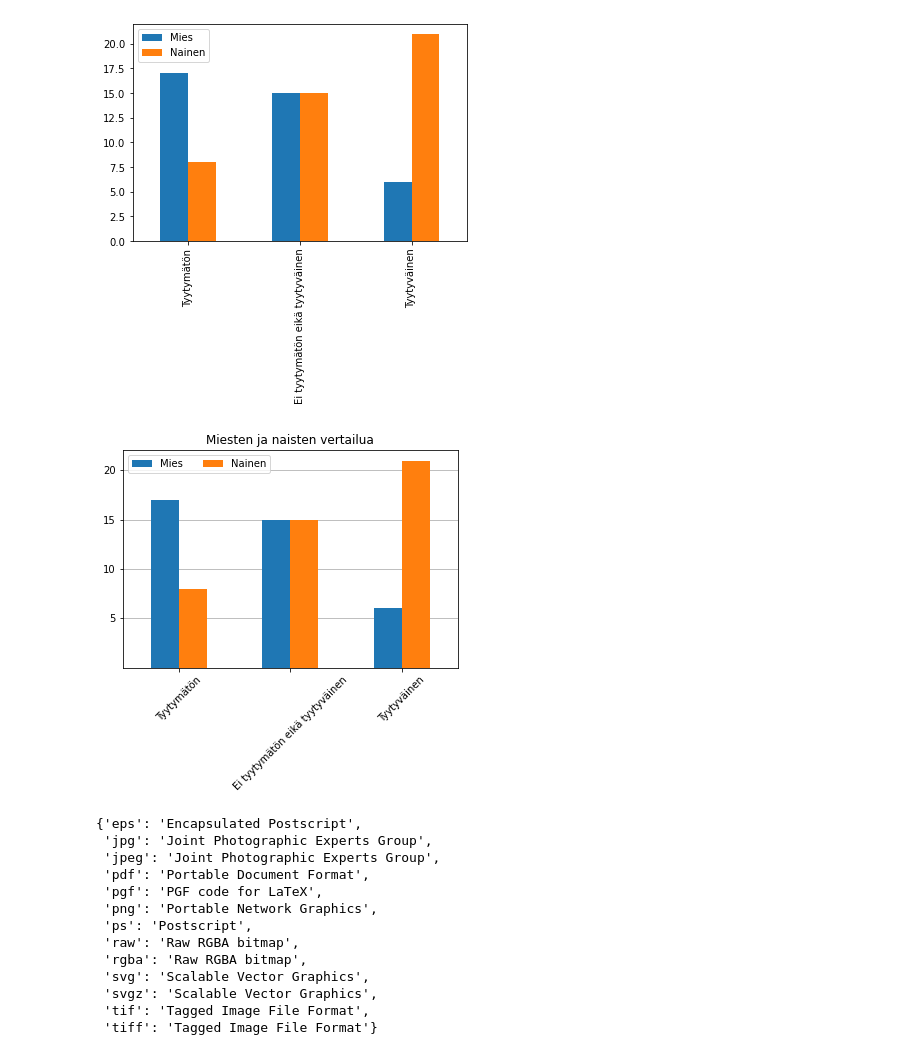
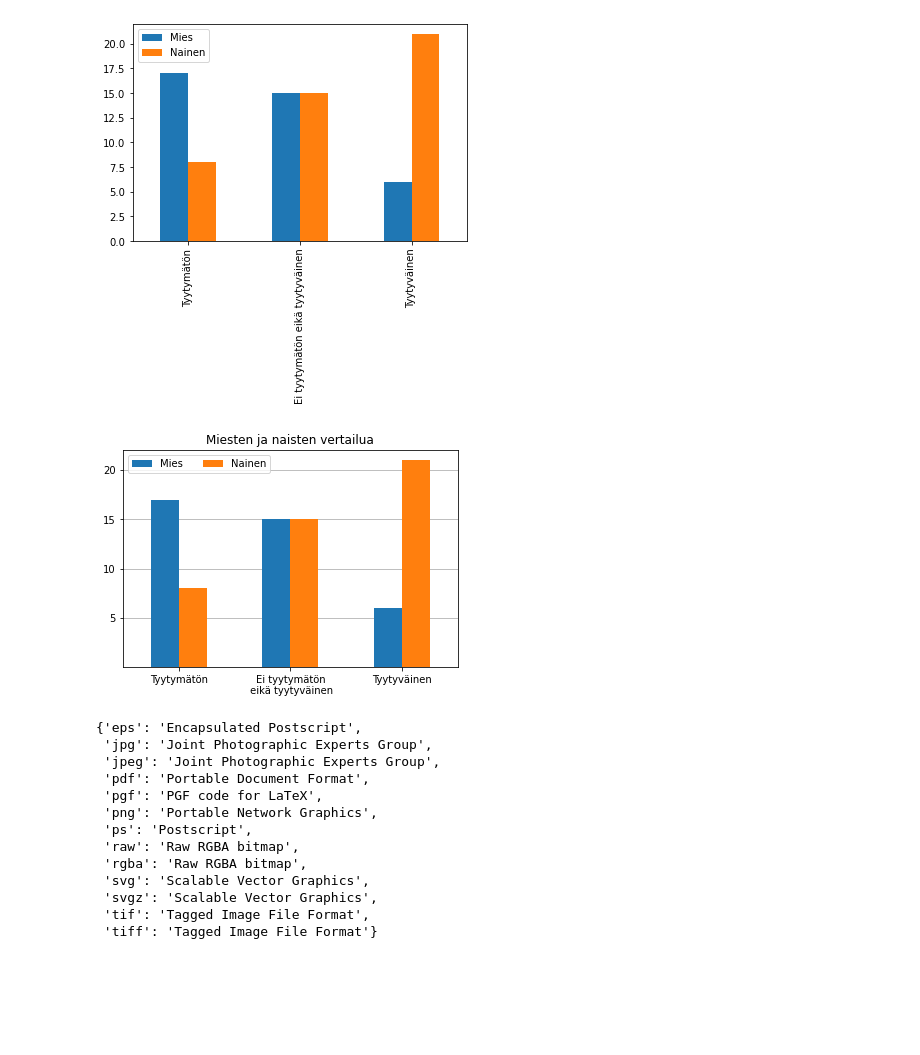
Before and after one commit to taanila/kaaviot, a Jupyter notebook: matplotlib.ipynb, the cells around one changed output. Saved outputs shown, nothing was run; the diff lists cells and outputs as text; code cells hidden in the pictures; blank space fills up the shorter version.

```diff
--- a/matplotlib.ipynb
+++ b/matplotlib.ipynb
@@ -103,25 +108,29 @@ df3.plot.bar()
 <AxesSubplot:>
 [figure]
 # %%
-df3.plot.bar(rot = 45, zorder = 2)
+# Luokka-akselin nimiöiden kääntö (rot) ja pylväät taustaviivoituksen päälle (zorder)
+df3.plot.bar(rot = 0, zorder = 2)
 
 plt.title('Miesten ja naisten vertailua')
 
-# Asetan y-akselin ticksit itse
+# Asetan y-akselin jakoviivat
 plt.yticks([5, 10, 15, 20])
 
 # y-akselin mukainen taustaviivoitus
 plt.grid(axis = 'y')
 
 # Selite kahteen sarakkeeseen
 plt.legend(ncol = 2)
 
+# Määrittelen luokka-akselin nimiöt, jotta voin lisätä rivinvaihdon (\n) haluamaani kohtaan
+plt.xticks([0, 1, 2], ['Tyytymätön', 'Ei tyytymätön\n eikä tyytyväinen', 'Tyytyväinen'])
+
 # Tallennan kaavion tai tarkkaan ottaen tallenna kuvion (figure), jonka sisällä kaavio on
 # Kuvioon (figure) pääsen käsiksi plt.gcf() -funktiolla (get current figure)
 # Ilman parametria bbox_inches = 'tight' kuvion reunoilta voi jäädä osia tallentumatta
 plt.gcf().savefig('testi.png', bbox_inches = 'tight')
 # %% [output]
-[figure, old version]
+[figure, new version]
 # %%
 # Tällä selvitän tarjolla olevat kaavion tallennusmuodot
 plt.figure().canvas.get_supported_filetypes()
```
Also changed, not shown: parts of 7 cells of this notebook.
